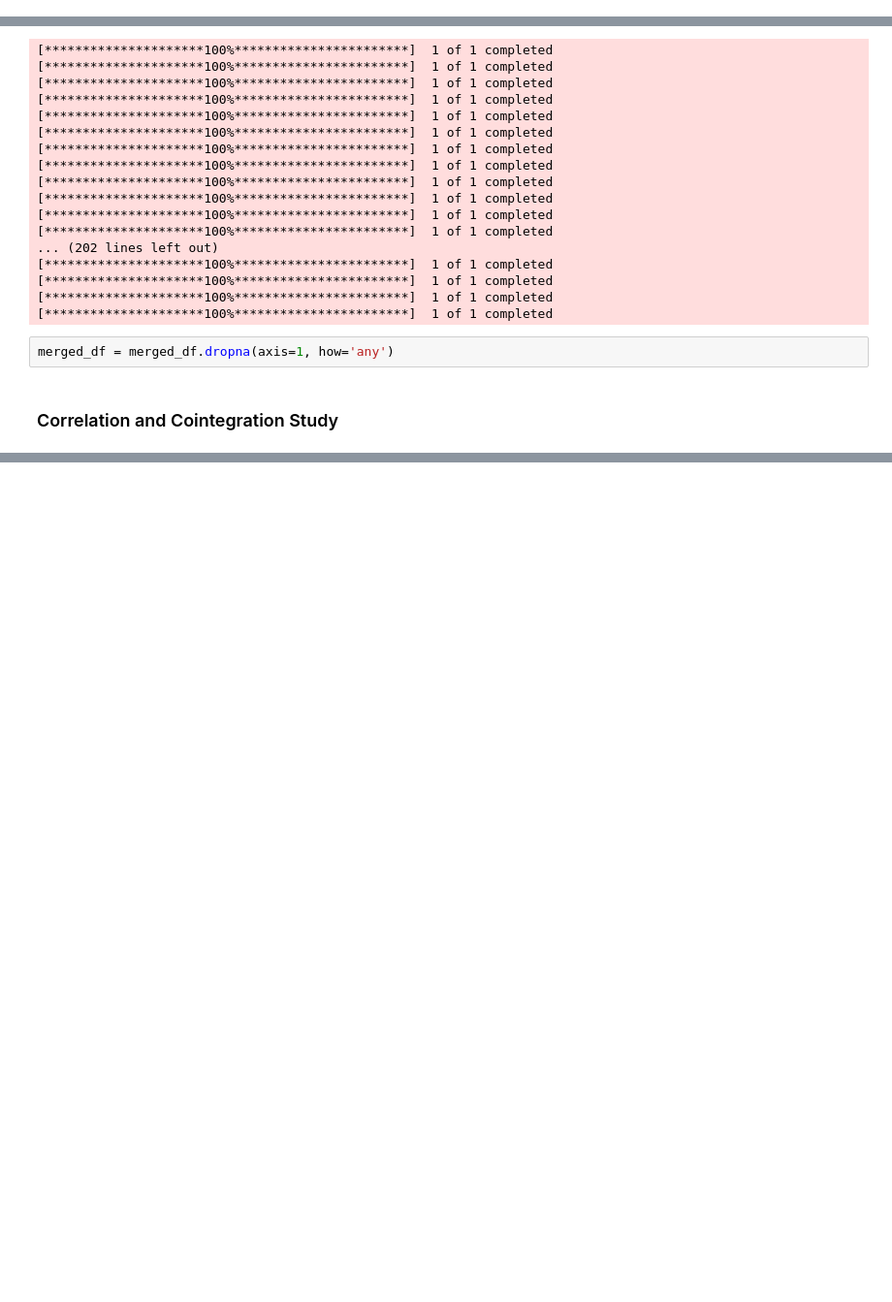
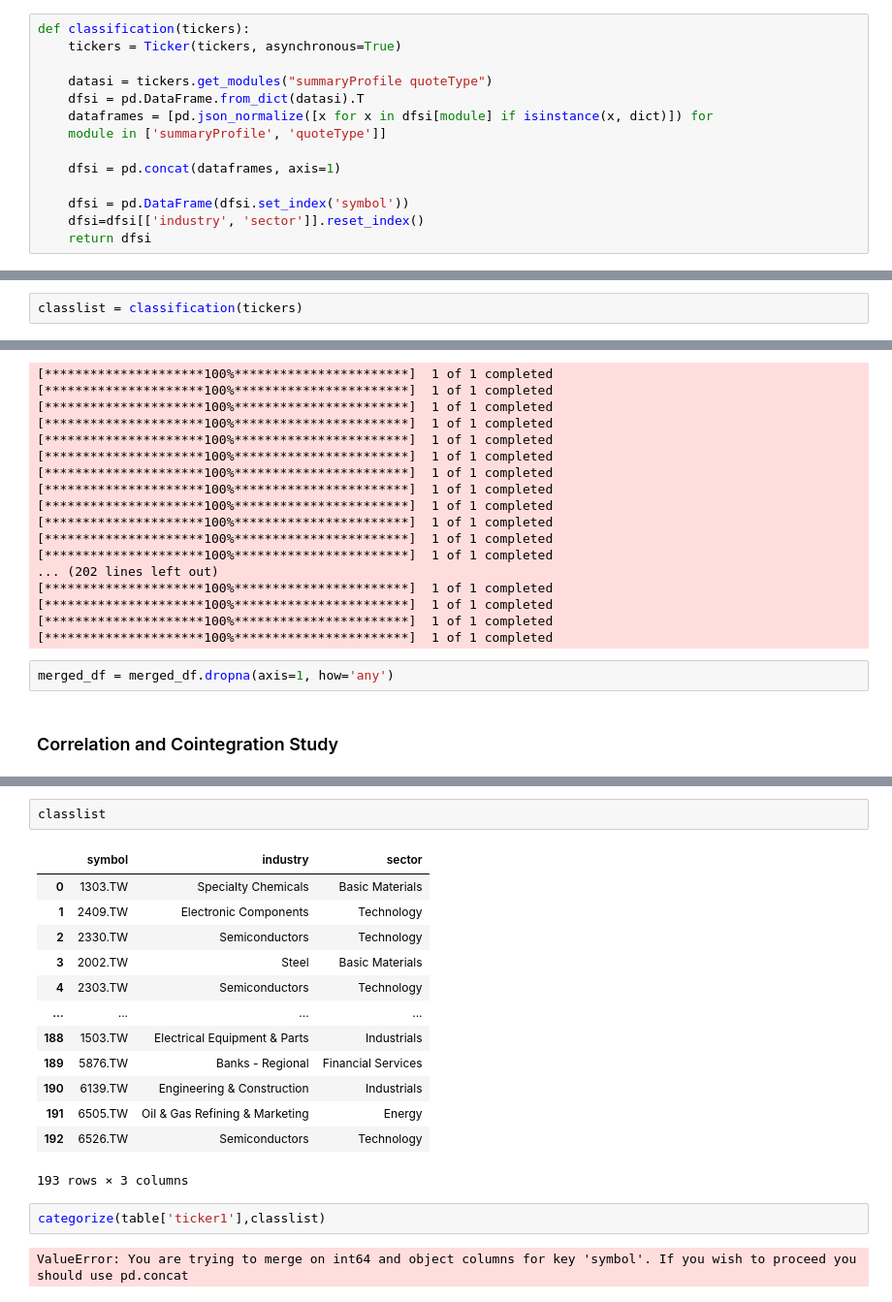
Before and after one commit to Searchideas/Pair_trading, a Jupyter notebook: Personal Research/Untitled.ipynb, the cells around one changed output, grey strips where cells are left out. Shown at 97% size. Cells and saved outputs as stored; diff of their text form; blank space fills up the shorter version.

```diff
--- a/Personal Research/Untitled.ipynb
+++ b/Personal Research/Untitled.ipynb
@@ -37,0 +41,14 @@ warnings.filterwarnings('ignore')
+# %%
+def classification(tickers):
+    tickers = Ticker(tickers, asynchronous=True)
+
+    datasi = tickers.get_modules("summaryProfile quoteType")
+    dfsi = pd.DataFrame.from_dict(datasi).T
+    dataframes = [pd.json_normalize([x for x in dfsi[module] if isinstance(x, dict)]) for
+    module in ['summaryProfile', 'quoteType']]
+
+    dfsi = pd.concat(dataframes, axis=1)
+
+    dfsi = pd.DataFrame(dfsi.set_index('symbol'))
+    dfsi=dfsi[['industry', 'sector']].reset_index()
+    return dfsi
@@ -43,4 +65,6 @@ Our main focus in on Taiwan exchange counters hence we will import taiwan exchan
 counter_code = pd.read_csv('taiwan_stocks.csv')
 # %%
 tickers = list(counter_code.iloc[:,2].apply(lambda x: str(x)+".tw"))
+# %%
+classlist = classification(tickers)
 # %%
@@ -102,0 +139,20 @@ Correlation
+# %%
+classlist
+# %% [output]
+|  | symbol | industry | sector |
+| 0 | 1303.TW | Specialty Chemicals | Basic Materials |
+| 1 | 2409.TW | Electronic Components | Technology |
+| 2 | 2330.TW | Semiconductors | Technology |
+| 3 | 2002.TW | Steel | Basic Materials |
+| 4 | 2303.TW | Semiconductors | Technology |
+| ... | ... | ... | ... |
+| 188 | 1503.TW | Electrical Equipment & Parts | Industrials |
+| 189 | 5876.TW | Banks - Regional | Financial Services |
+| 190 | 6139.TW | Engineering & Construction | Industrials |
+| 191 | 6505.TW | Oil & Gas Refining & Marketing | Energy |
+| 192 | 6526.TW | Semiconductors | Technology |
+193 rows × 3 columns
+# %%
+categorize(table['ticker1'],classlist)
+# %% [output]
+ValueError: You are trying to merge on int64 and object columns for key 'symbol'. If you wish to proceed you should use pd.concat
```
Also changed, not shown: parts of 8 cells of this notebook, 1 other file.
